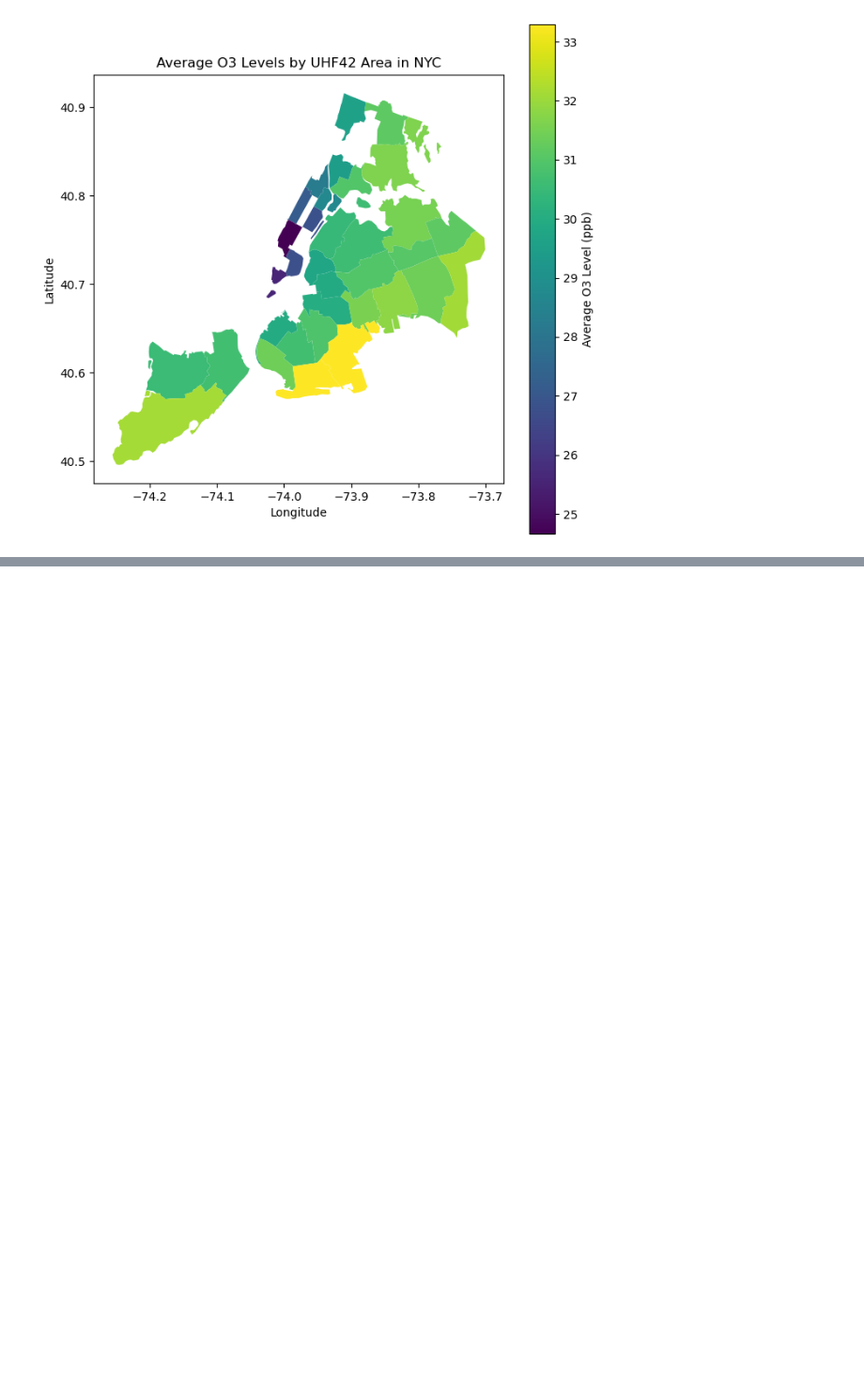
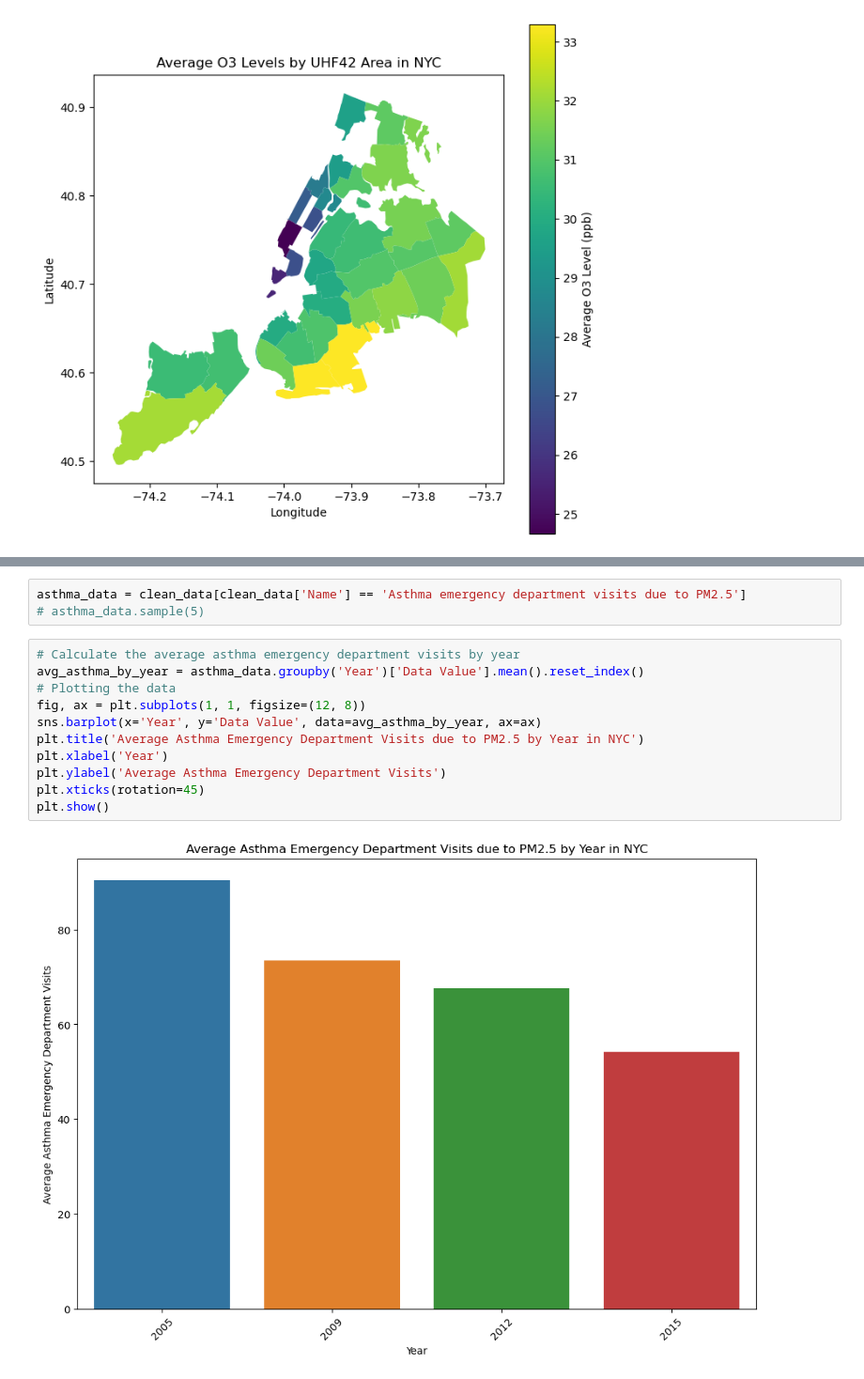
Before and after one commit to HtWu123/databootcamp_final_project, a Jupyter notebook: final.ipynb, the cells around one changed output, grey strips where cells are left out. Shown at 94% size. Drawn from its saved outputs; the diff is of its cells as text; blank space fills up the shorter version.

```diff
--- a/final.ipynb
+++ b/final.ipynb
@@ -210,0 +231,16 @@ plt.show()
+# %%
+asthma_data = clean_data[clean_data['Name'] == 'Asthma emergency department visits due to PM2.5']
+# asthma_data.sample(5)
+# %%
+# Calculate the average asthma emergency department visits by year
+avg_asthma_by_year = asthma_data.groupby('Year')['Data Value'].mean().reset_index()
+# Plotting the data
+fig, ax = plt.subplots(1, 1, figsize=(12, 8))
+sns.barplot(x='Year', y='Data Value', data=avg_asthma_by_year, ax=ax)
+plt.title('Average Asthma Emergency Department Visits due to PM2.5 by Year in NYC')
+plt.xlabel('Year')
+plt.ylabel('Average Asthma Emergency Department Visits')
+plt.xticks(rotation=45)
+plt.show()
+# %% [output]
+[figure, added]
```
Also changed, not shown: parts of 14 cells of this notebook, 1 other file.
